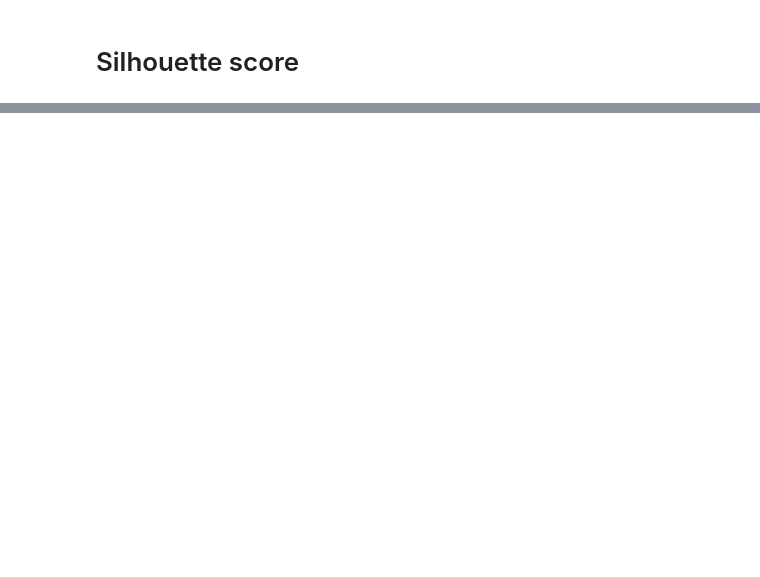
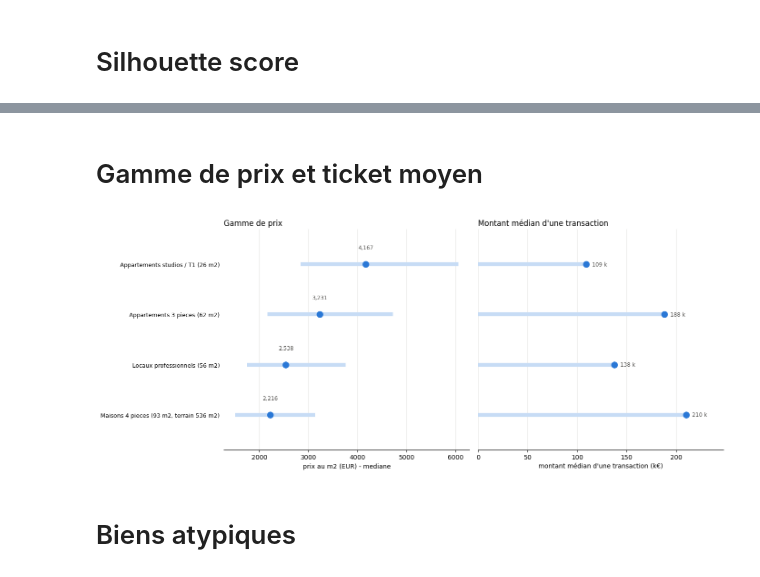
Before and after one commit to Cerisesss/Data-Visualisation-Projet, a Jupyter notebook: script_dbscan.ipynb, the cells around one changed output, grey strips where cells are left out. Cells and saved outputs as stored; diff of their text form; code cells hidden in the pictures; blank space fills up the shorter version.

```diff
--- a/script_dbscan.ipynb
+++ b/script_dbscan.ipynb
@@ -271,0 +353,43 @@ Silhouette Coefficient (hors bruit): 0.67
+# %% [markdown]
+# Gamme de prix et ticket moyen
+# %%
+ordre = table.sort_values("prix_m2_med")
+bati = ordre[ordre["surf_med"] > 0]          # le prix au m2 n'a pas de sens pour les terrains
+y = np.arange(len(bati))
+
+fig, (ax1, ax2) = plt.subplots(1, 2, figsize=(14, 5.8), sharey=True)
+
+# prix au m2
+q1 = [df[df["cluster_dbscan"] == c]["prix_m2"].quantile(.25) for c in bati.index]
+q3 = [df[df["cluster_dbscan"] == c]["prix_m2"].quantile(.75) for c in bati.index]
+ax1.hlines(y, q1, q3, color="#c7dcf5", lw=6)
+ax1.scatter(bati["prix_m2_med"], y, s=90, color="#2a78d6", zorder=3)
+for i, v in enumerate(bati["prix_m2_med"]):
+    ax1.text(v, y[i] + 0.3, f"{v:,.0f}", ha="center", fontsize=8.5, color="#52514e")
+ax1.set_yticks(y, bati["segment"], fontsize=9)
+ax1.set_xlabel("prix au m2 (EUR) - mediane")
+ax1.set_title("Gamme de prix", fontsize=12, loc="left")
+
+# montant median d'une transaction
+ax2.hlines(y, 0, bati["montant_median"] / 1000, color="#c7dcf5", lw=6)
+ax2.scatter(bati["montant_median"] / 1000, y, s=90, color="#2a78d6", zorder=3)
+for i, v in enumerate(bati["montant_median"] / 1000):
+    ax2.text(v + 6, y[i], f"{v:,.0f} k", va="center", fontsize=8.5, color="#52514e")
+ax2.set_xlabel("montant médian d'une transaction (k€)")
+ax2.set_title("Montant médian d'une transaction", fontsize=12, loc="left")
+ax2.set_xlim(0, bati["montant_median"].max() / 1000 * 1.18)
+
+for ax in (ax1, ax2):
+    for s in ("top", "right", "left"):
+        ax.spines[s].set_visible(False)
+    ax.tick_params(left=False)
+    ax.grid(axis="x", color="#e5e5e2", lw=0.8)
+    ax.set_axisbelow(True)
+    ax.set_ylim(-0.7, len(bati) - 0.3)
+
+plt.tight_layout()
+plt.show()
+# %% [output]
+[figure, added]
+# %% [markdown]
+# Biens atypiques
```
Also changed, not shown: parts of 19 cells of this notebook.
